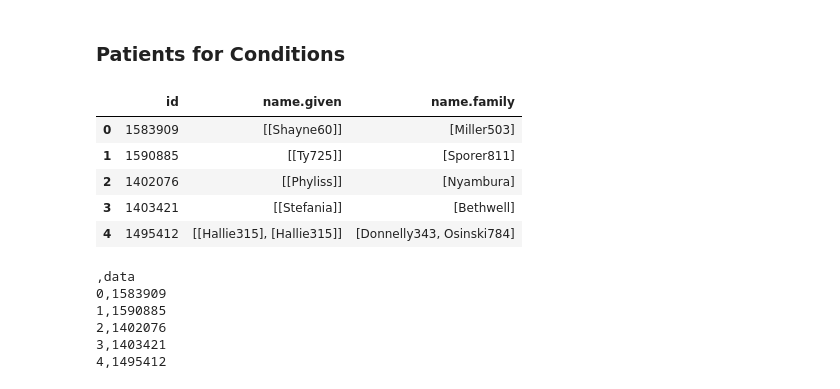
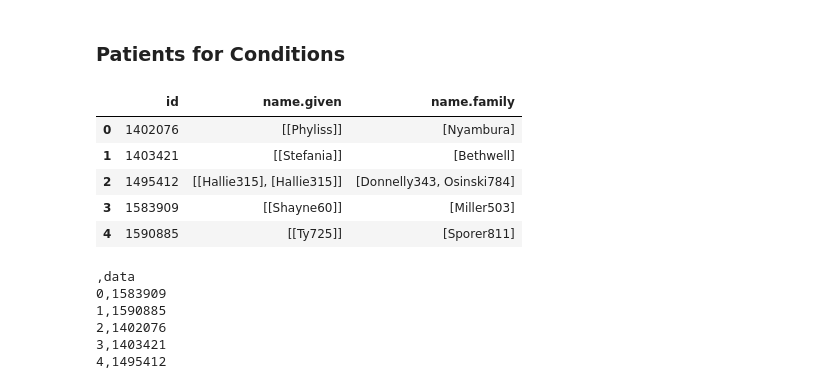
Before and after one commit to fhirpack/fhirpack, a Jupyter notebook: docs/examples/usage.ipynb, the cells around one changed output. Cells and saved outputs as stored; diff of their text form; code cells hidden in the pictures.

Commit message:
lint, fix error condition in tests for fp.PACK(unconnected=True), improve handling of references in getResources

```diff
--- a/docs/examples/usage.ipynb
+++ b/docs/examples/usage.ipynb
@@ -458,14 +463,14 @@ conditions
 # %% [markdown]
 ### Patients for Conditions
 # %%
-conditions.getPatients().explode().gatherSimplePaths(['id','name.given','name.family'])
+conditions.getPatients().gatherSimplePaths(['id','name.given','name.family'])
 # %% [output]
 |  | id | name.given | name.family |
-| 0 | 1583909 | [[Shayne60]] | [Miller503] |
-| 1 | 1590885 | [[Ty725]] | [Sporer811] |
-| 2 | 1402076 | [[Phyliss]] | [Nyambura] |
-| 3 | 1403421 | [[Stefania]] | [Bethwell] |
-| 4 | 1495412 | [[Hallie315], [Hallie315]] | [Donnelly343, Osinski784] |
+| 0 | 1402076 | [[Phyliss]] | [Nyambura] |
+| 1 | 1403421 | [[Stefania]] | [Bethwell] |
+| 2 | 1495412 | [[Hallie315], [Hallie315]] | [Donnelly343, Osinski784] |
+| 3 | 1583909 | [[Shayne60]] | [Miller503] |
+| 4 | 1590885 | [[Ty725]] | [Sporer811] |
 # %%
 conditions\
 	.getPatients()\
```
Also changed, not shown: parts of 25 cells of this notebook, 19 other files.
